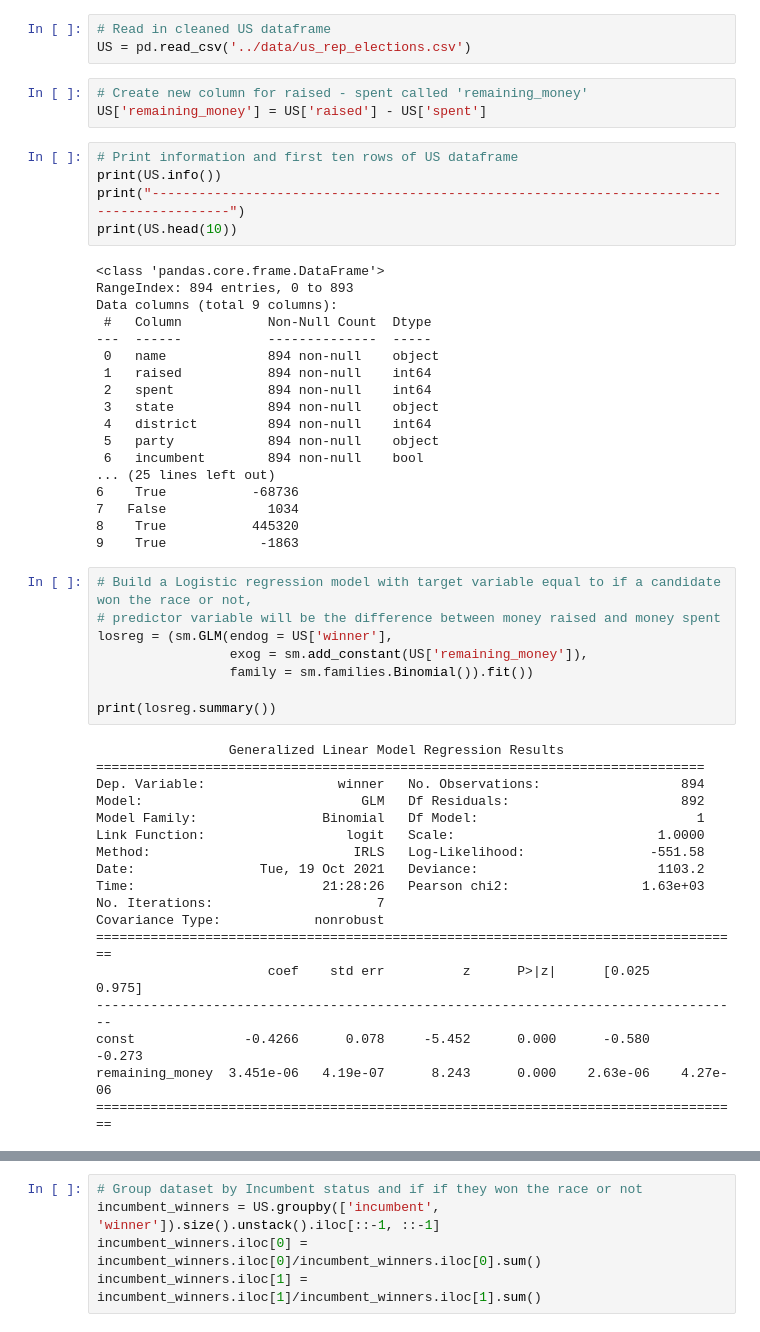
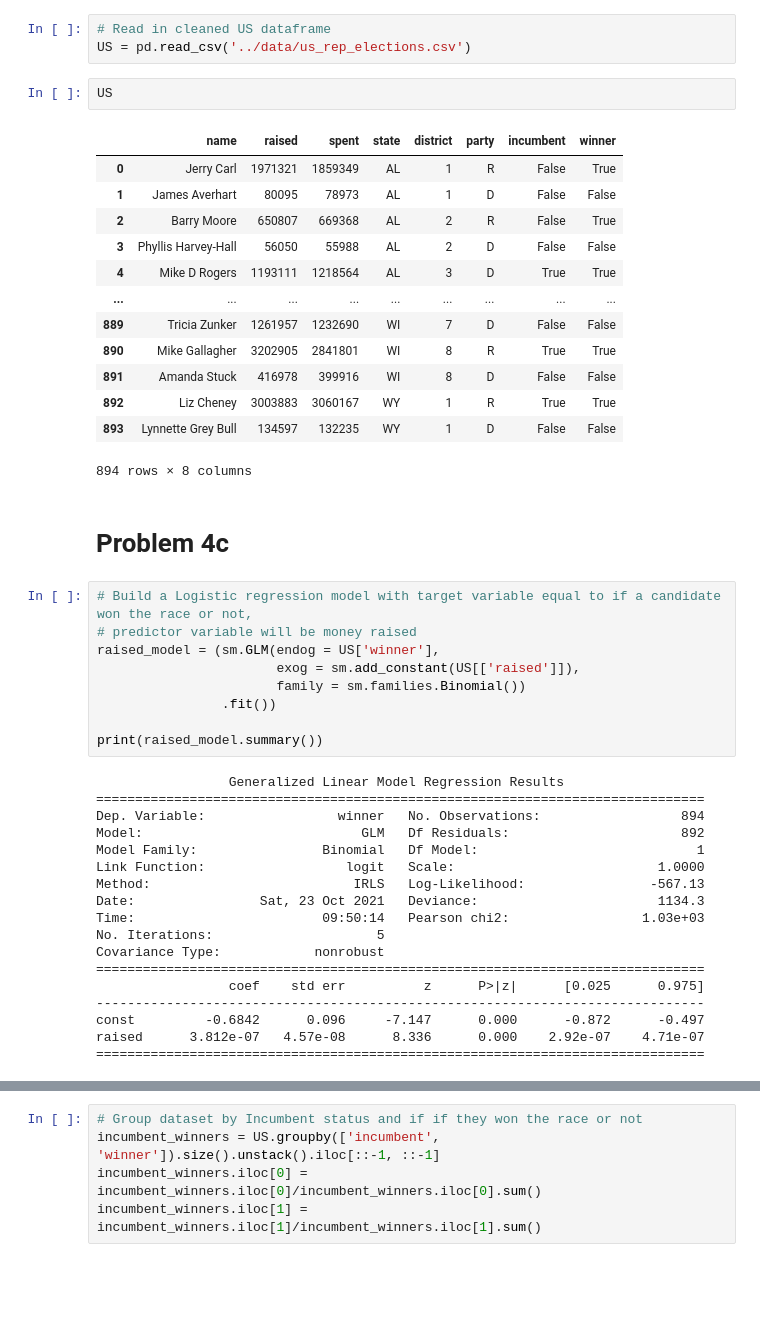
Before and after one commit to nss-data-science-cohort-5/webscraping_open_secrets-silver-sloths-2, a Jupyter notebook: notebooks/HK03 - Data Analysis.ipynb, the cells around one changed output, grey strips where cells are left out. Cells and saved outputs as stored; diff of their text form; blank space fills up the shorter version.

```diff
--- a/notebooks/HK03 - Data Analysis.ipynb
+++ b/notebooks/HK03 - Data Analysis.ipynb
@@ -15,40 +13,33 @@ import numpy as np
 # %%
 # Read in cleaned US dataframe
 US = pd.read_csv('../data/us_rep_elections.csv')
-# %%
-# Create new column for raised - spent called 'remaining_money'
-US['remaining_money'] = US['raised'] - US['spent']
-# %%
-# Print information and first ten rows of US dataframe
-print(US.info())
-print("------------------------------------------------------------------------------------------")
-print(US.head(10))
-# %% [output]
-<class 'pandas.core.frame.DataFrame'>
-RangeIndex: 894 entries, 0 to 893
-Data columns (total 9 columns):
- #   Column           Non-Null Count  Dtype
----  ------           --------------  -----
- 0   name             894 non-null    object
- 1   raised           894 non-null    int64
- 2   spent            894 non-null    int64
- 3   state            894 non-null    object
- 4   district         894 non-null    int64
- 5   party            894 non-null    object
- 6   incumbent        894 non-null    bool
-... (25 lines left out)
-6    True           -68736
-7   False             1034
-8    True           445320
-9    True            -1863
+# %%
+US
+# %% [output]
+|  | name | raised | spent | state | district | party | incumbent | winner |
+| 0 | Jerry Carl | 1971321 | 1859349 | AL | 1 | R | False | True |
+| 1 | James Averhart | 80095 | 78973 | AL | 1 | D | False | False |
+| 2 | Barry Moore | 650807 | 669368 | AL | 2 | R | False | True |
+| 3 | Phyllis Harvey-Hall | 56050 | 55988 | AL | 2 | D | False | False |
+| 4 | Mike D Rogers | 1193111 | 1218564 | AL | 3 | D | True | True |
+| ... | ... | ... | ... | ... | ... | ... | ... | ... |
+| 889 | Tricia Zunker | 1261957 | 1232690 | WI | 7 | D | False | False |
+| 890 | Mike Gallagher | 3202905 | 2841801 | WI | 8 | R | True | True |
+| 891 | Amanda Stuck | 416978 | 399916 | WI | 8 | D | False | False |
+| 892 | Liz Cheney | 3003883 | 3060167 | WY | 1 | R | True | True |
+| 893 | Lynnette Grey Bull | 134597 | 132235 | WY | 1 | D | False | False |
+894 rows × 8 columns
+# %% [markdown]
+# Problem 4c
 # %%
 # Build a Logistic regression model with target variable equal to if a candidate won the race or not,
-# predictor variable will be the difference between money raised and money spent
-losreg = (sm.GLM(endog = US['winner'],
-                 exog = sm.add_constant(US['remaining_money']),
-                 family = sm.families.Binomial()).fit())
+# predictor variable will be money raised
+raised_model = (sm.GLM(endog = US['winner'],
+                       exog = sm.add_constant(US[['raised']]),
+                       family = sm.families.Binomial())
+                .fit())
 
-print(losreg.summary())
+print(raised_model.summary())
 # %% [output]
                  Generalized Linear Model Regression Results
 ==============================================================================
@@ -56,14 +47,14 @@ Dep. Variable:                 winner   No. Observations:                  894
 Model:                            GLM   Df Residuals:                      892
 Model Family:                Binomial   Df Model:                            1
 Link Function:                  logit   Scale:                          1.0000
-Method:                          IRLS   Log-Likelihood:                -551.58
-Date:                Tue, 19 Oct 2021   Deviance:                       1103.2
-Time:                        21:28:26   Pearson chi2:                 1.63e+03
-No. Iterations:                     7
+Method:                          IRLS   Log-Likelihood:                -567.13
+Date:                Sat, 23 Oct 2021   Deviance:                       1134.3
+Time:                        09:50:14   Pearson chi2:                 1.03e+03
+No. Iterations:                     5
 Covariance Type:            nonrobust
-===================================================================================
-                      coef    std err          z      P>|z|      [0.025      0.975]
------------------------------------------------------------------------------------
-const              -0.4266      0.078     -5.452      0.000      -0.580      -0.273
-remaining_money  3.451e-06   4.19e-07      8.243      0.000    2.63e-06    4.27e-06
-===================================================================================
+==============================================================================
+                 coef    std err          z      P>|z|      [0.025      0.975]
+------------------------------------------------------------------------------
+const         -0.6842      0.096     -7.147      0.000      -0.872      -0.497
+raised      3.812e-07   4.57e-08      8.336      0.000    2.92e-07    4.71e-07
+==============================================================================
```
Also changed, not shown: parts of 8 cells of this notebook, 2 other files.
